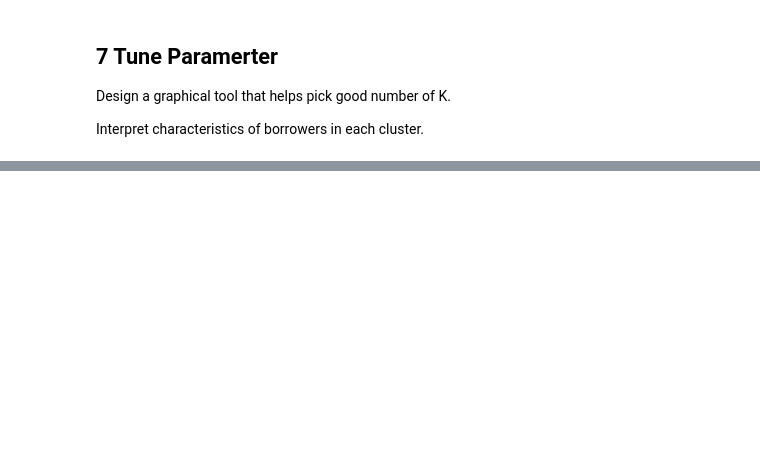
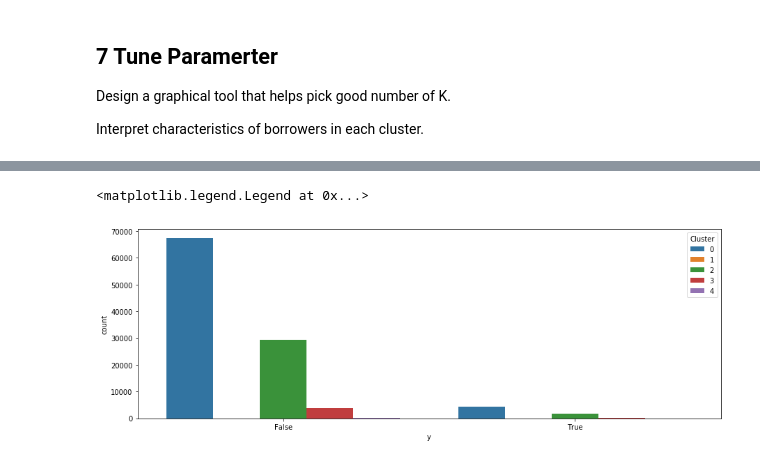
Before and after one commit to TimZhiX/Big-Data-in-Finance-II, a Jupyter notebook: Assignments/BigData2_Assignment_Group7.ipynb, the cells around one changed output, grey strips where cells are left out. Saved outputs shown, nothing was run; the diff lists cells and outputs as text; code cells hidden in the pictures; blank space fills up the shorter version.

```diff
--- a/Assignments/BigData2_Assignment_Group7.ipynb
+++ b/Assignments/BigData2_Assignment_Group7.ipynb
@@ -168,0 +240,10 @@ of borrowers in each cluster.
+# %%
+# what are we picking up?
+labels = KMeans(n_clusters = 5).fit_predict(X)
+plt.figure(figsize=(15,5))
+sns.countplot(y.values,hue=labels)
+plt.xlabel('y')
+plt.legend(title='Cluster')
+# %% [output]
+<matplotlib.legend.Legend at 0x...>
+[figure, added]
```
Also changed, not shown: parts of 9 cells of this notebook, 1 other file.
